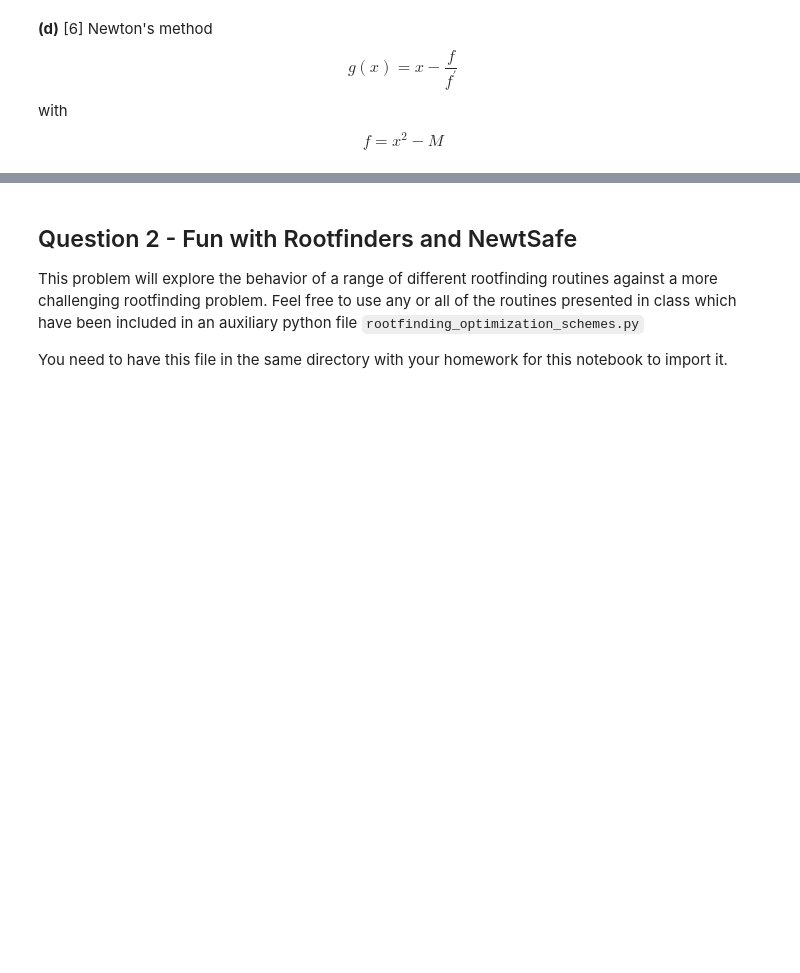
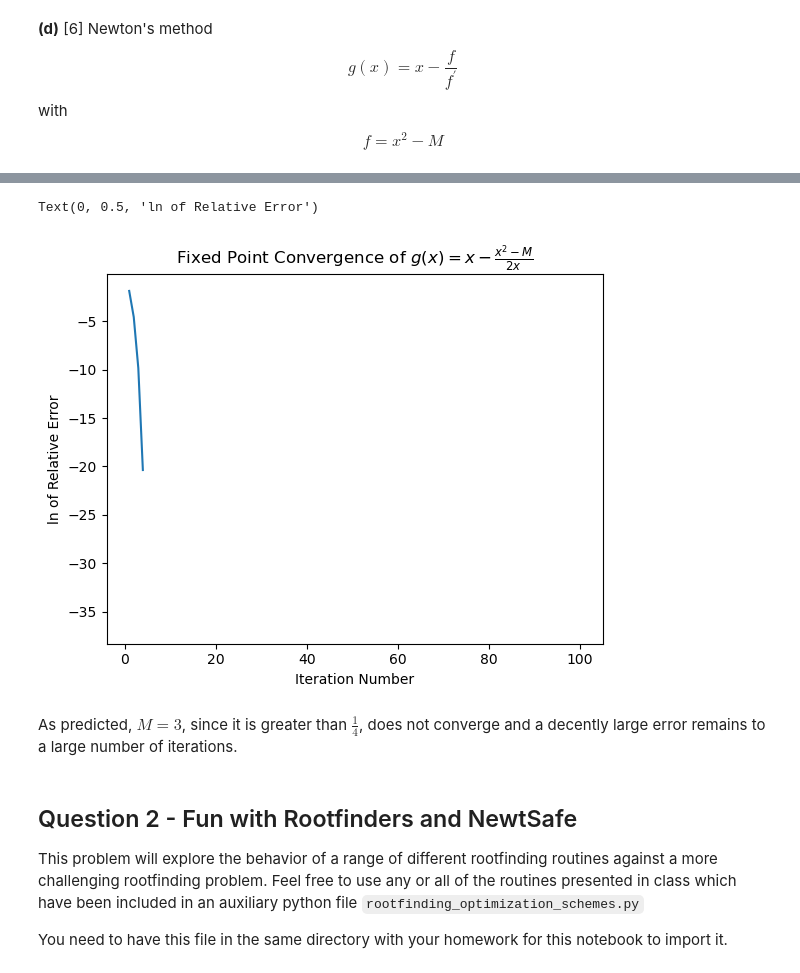
Before and after one commit to jlabbate15/intro-numerical-methods, a Jupyter notebook: HW/HW2_roots.ipynb, the cells around one changed output, grey strips where cells are left out. Drawn from its saved outputs; the diff is of its cells as text; code cells hidden in the pictures; blank space fills up the shorter version.

```diff
--- a/HW/HW2_roots.ipynb
+++ b/HW/HW2_roots.ipynb
@@ -188,3 +210,24 @@ raise NotImplementedError()
+# %%
+# Plot convergence with M=3 and x0=2
+M=3
+x0=2
+N=100
+g = lambda x: x - ((x**2)-M)/(2*x)
+f = numpy.sqrt(M)
+xks = fixed_point(g=g,x0=x0,N=N)
+rel_error = abs( (f - xks) / f )
+
+plt.figure(3)
+plt.plot(numpy.linspace(1,N+1,N+1),numpy.log(rel_error))
+plt.title(r"Fixed Point Convergence of $g(x) = x - \frac{x^2-M}{2x}$")
+plt.xlabel(r"Iteration Number")
+# plt.ylabel(r"$ln(\frac{\sqrt{M} - x^*}{\sqrt{M}})$")
+plt.ylabel("ln of Relative Error")
+# %% [output]
+Text(0, 0.5, 'ln of Relative Error')
+[figure, added]
+# %% [markdown]
+As predicted, $M=3$, since it is greater than $\frac{1}{4}$, does not converge and a decently large error remains to a large number of iterations.
 # %% [markdown]
 ## Question 2 - Fun with Rootfinders and NewtSafe
 
```
Also changed, not shown: parts of 9 cells of this notebook.
